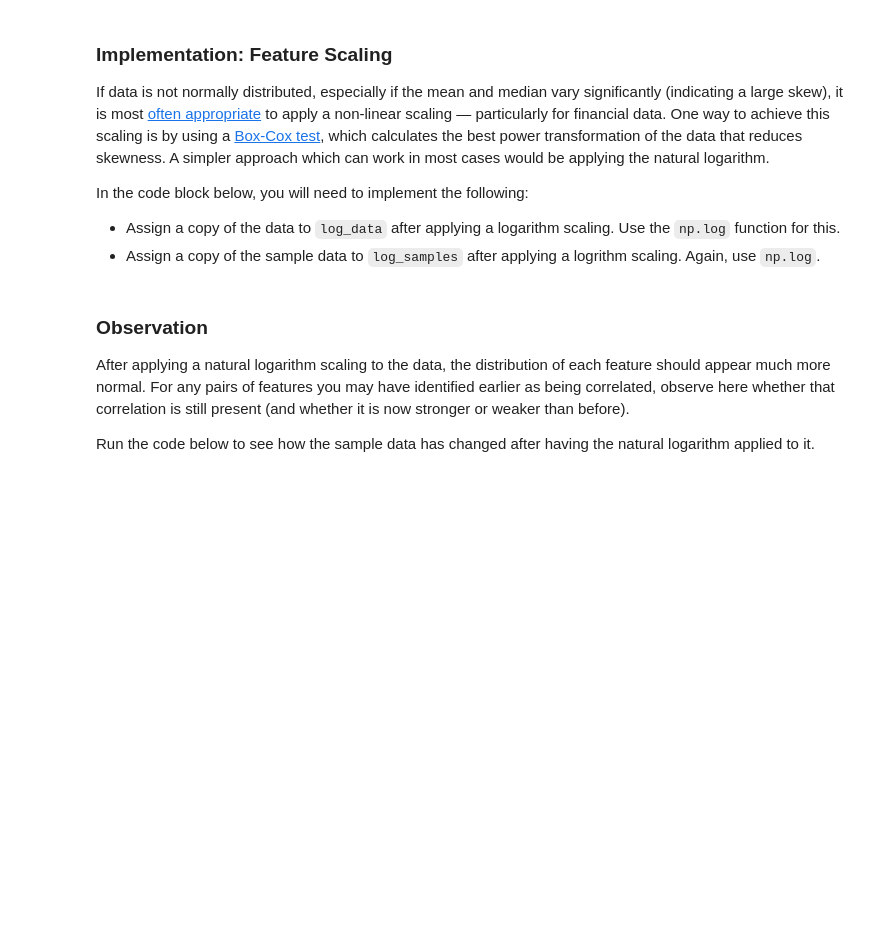
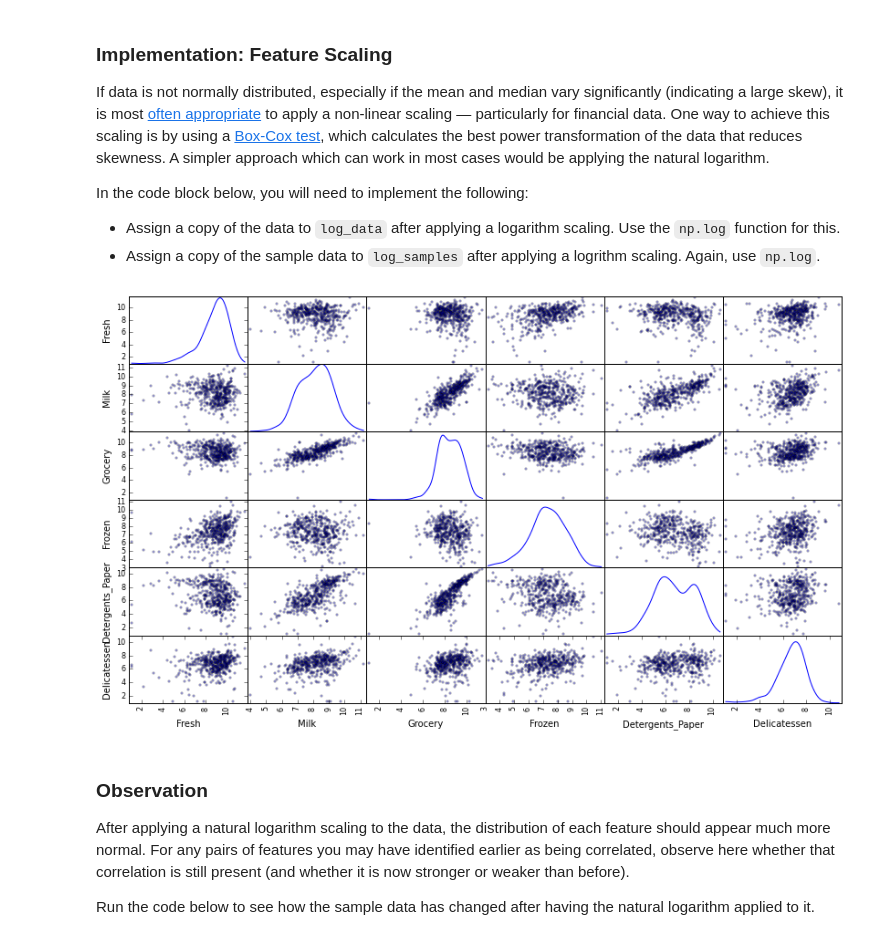
Before and after one commit to devrohitraj/Udacity, a Jupyter notebook: Machine-Learning-nanodegree/creating_customer_segments/customer_segments.ipynb, the cells around one changed output. Drawn from its saved outputs; the diff is of its cells as text; code cells hidden in the pictures; blank space fills up the shorter version.

```diff
--- a/Machine-Learning-nanodegree/creating_customer_segments/customer_segments.ipynb
+++ b/Machine-Learning-nanodegree/creating_customer_segments/customer_segments.ipynb
@@ -50,7 +58,7 @@ NameError: name 'display' is not defined
 To get a better understanding of the customers and how their data will transform through the analysis, it would be best to select a few sample data points and explore them in more detail. In the code block below, add **three** indices of your choice to the `indices` list which will represent the customers to track. It is suggested to try different sets of samples until you obtain customers that vary significantly from one another.
 # %%
 # TODO: Select three indices of your choice you wish to sample from the dataset
-indices = []
+indices = [1, 30, 50]
 
 # Create a DataFrame of the chosen samples
 samples = pd.DataFrame(data.loc[indices], columns = data.keys()).reset_index(drop = True)
@@ -115,13 +143,15 @@ In the code block below, you will need to implement the following:
  - Assign a copy of the sample data to `log_samples` after applying a logrithm scaling. Again, use `np.log`.
 # %%
 # TODO: Scale the data using the natural logarithm
-log_data = None
-
+log_data = np.log(data)
+#print log_data
 # TODO: Scale the sample data using the natural logarithm
-log_samples = None
+log_samples = np.log(samples)
 
 # Produce a scatter matrix for each pair of newly-transformed features
 pd.scatter_matrix(log_data, alpha = 0.3, figsize = (14,8), diagonal = 'kde');
+# %% [output]
+[figure, added]
 # %% [markdown]
 ### Observation
 After applying a natural logarithm scaling to the data, the distribution of each feature should appear much more normal. For any pairs of features you may have identified earlier as being correlated, observe here whether that correlation is still present (and whether it is now stronger or weaker than before).
```
Also changed, not shown: parts of 9 cells of this notebook, 1 other file.
